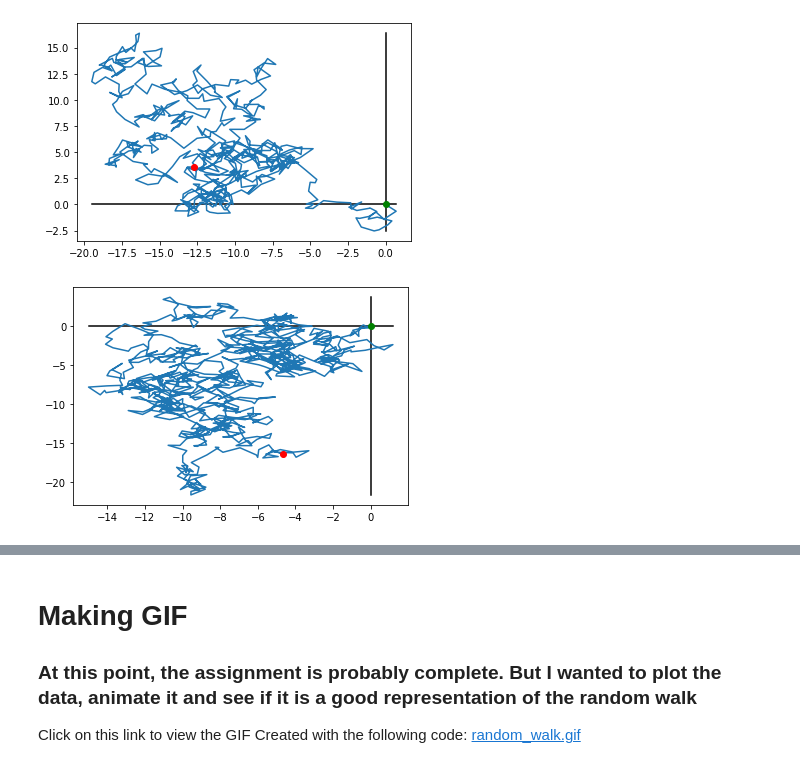
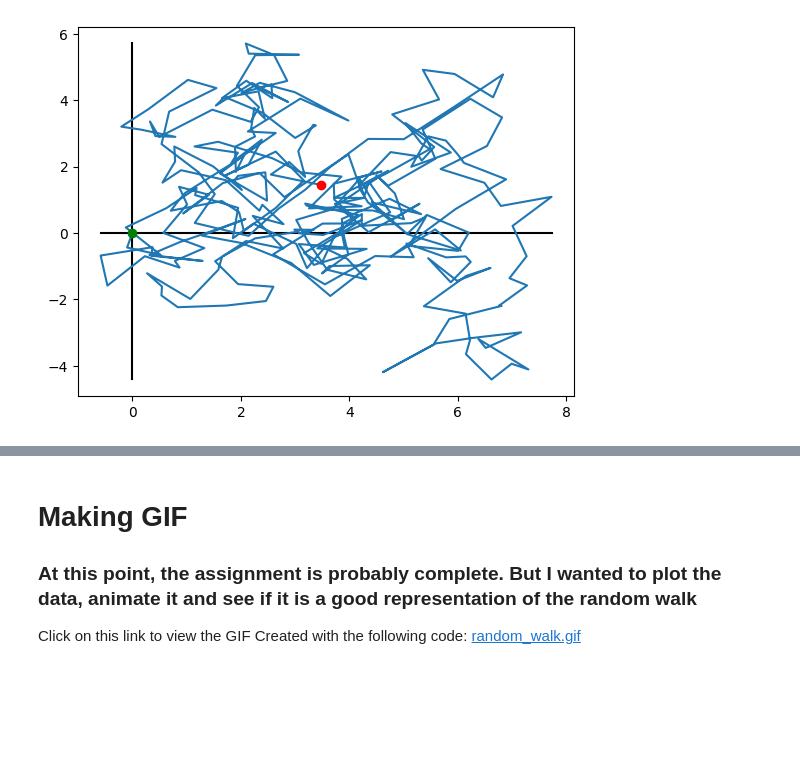
Before and after one commit to PeithonKing/comp_phys_P346, a Jupyter notebook: 2.assign2_rand.ipynb, the cells around one changed output, grey strips where cells are left out. Drawn from its saved outputs; the diff is of its cells as text; code cells hidden in the pictures; blank space fills up the shorter version.

```diff
--- a/2.assign2_rand.ipynb
+++ b/2.assign2_rand.ipynb
@@ -61,8 +60,0 @@ points, dist = random_walk(steps=300, seed=0.5)
-# %%
-points, dist = random_walk(steps=600, seed=0.45)
-# %% [output]
-[figure, removed]
-# %%
-points, dist = random_walk(steps=900, seed=0.4)
-# %% [output]
-[figure, removed]
@@ -68,0 +64,6 @@ points, dist = random_walk(steps=900, seed=0.4)
+# %%
+# r = Random(seed=0.5)  # making a new random instance with a new seed value
+r = Random(seed=0.108)  # making a new random instance with a new seed value
+points, dist = r.walk(steps=300)
+# %% [output]
+[figure, added]
```
Also changed, not shown: parts of 14 cells of this notebook, 18 other files.
